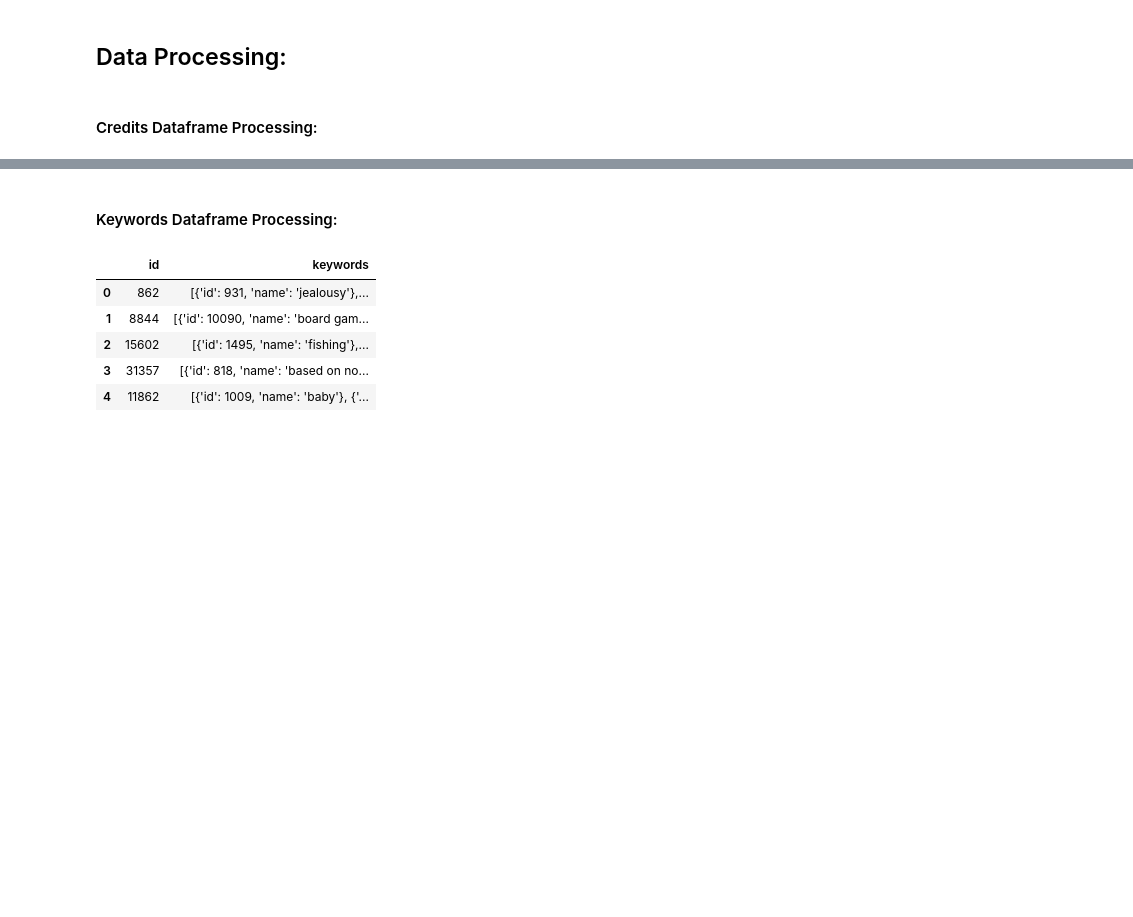
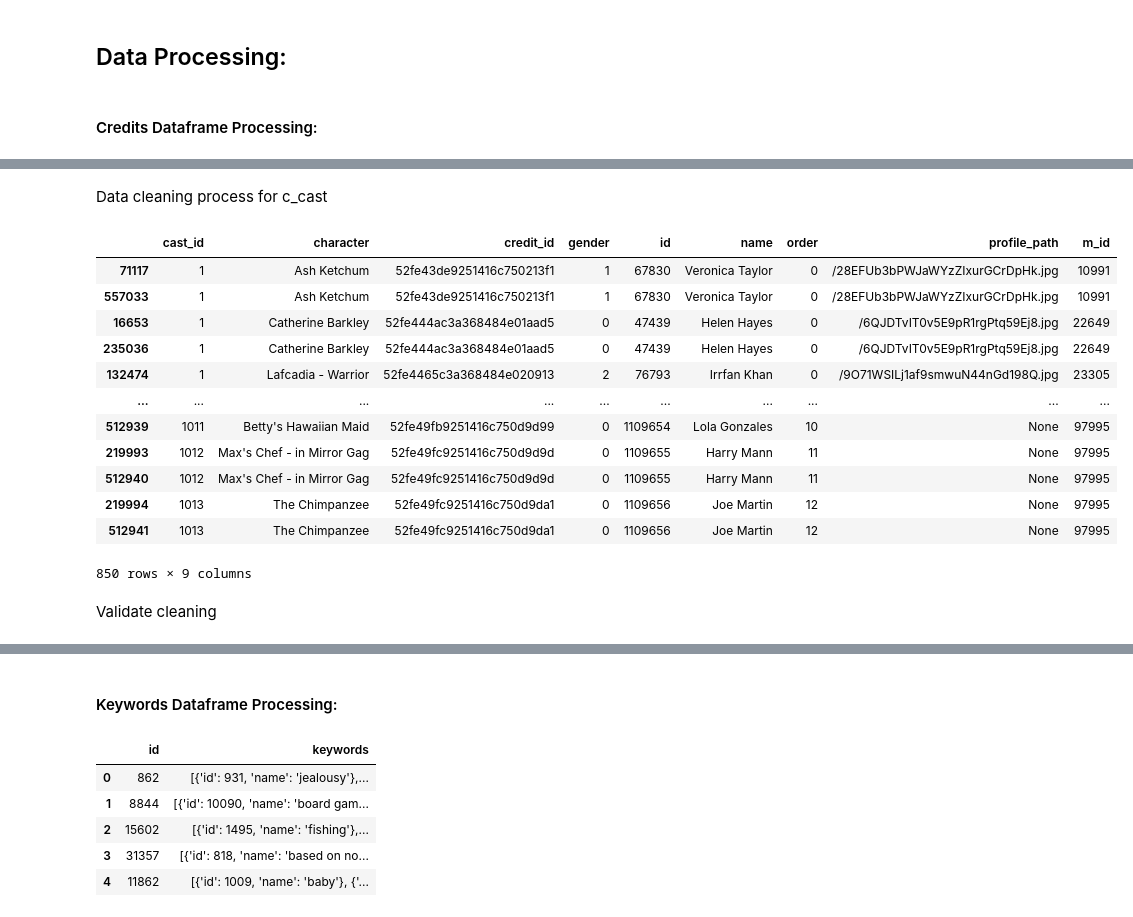
Before and after one commit to iqbalzain99/Movies-Dataflow-and-Analysis-DE-Portfolio, a Jupyter notebook: movies_data_processing.ipynb, the cells around one changed output, grey strips where cells are left out. Drawn from its saved outputs; the diff is of its cells as text; code cells hidden in the pictures; blank space fills up the shorter version.

```diff
--- a/movies_data_processing.ipynb
+++ b/movies_data_processing.ipynb
@@ -154,0 +185,19 @@ c_cast.sample(5)
+# %% [markdown]
+Data cleaning process for c_cast
+# %%
+# Check for duplicated columns
+c_cast[c_cast.duplicated(subset=['cast_id', 'credit_id', 'm_id', 'name'], keep=False)].sort_values(by=['cast_id', 'credit_id'])
+# %% [output]
+|  | cast_id | character | credit_id | gender | id | name | order | profile_path | m_id |
+| 71117 | 1 | Ash Ketchum | 52fe43de9251416c750213f1 | 1 | 67830 | Veronica Taylor | 0 | /28EFUb3bPWJaWYzZIxurGCrDpHk.jpg | 10991 |
+| 557033 | 1 | Ash Ketchum | 52fe43de9251416c750213f1 | 1 | 67830 | Veronica Taylor | 0 | /28EFUb3bPWJaWYzZIxurGCrDpHk.jpg | 10991 |
+| 16653 | 1 | Catherine Barkley | 52fe444ac3a368484e01aad5 | 0 | 47439 | Helen Hayes | 0 | /6QJDTvIT0v5E9pR1rgPtq59Ej8.jpg | 22649 |
+| 235036 | 1 | Catherine Barkley | 52fe444ac3a368484e01aad5 | 0 | 47439 | Helen Hayes | 0 | /6QJDTvIT0v5E9pR1rgPtq59Ej8.jpg | 22649 |
+| 132474 | 1 | Lafcadia - Warrior | 52fe4465c3a368484e020913 | 2 | 76793 | Irrfan Khan | 0 | /9O71WSILj1af9smwuN44nGd198Q.jpg | 23305 |
+| ... | ... | ... | ... | ... | ... | ... | ... | ... | ... |
+| 512939 | 1011 | Betty's Hawaiian Maid | 52fe49fb9251416c750d9d99 | 0 | 1109654 | Lola Gonzales | 10 | None | 97995 |
+| 219993 | 1012 | Max's Chef - in Mirror Gag | 52fe49fc9251416c750d9d9d | 0 | 1109655 | Harry Mann | 11 | None | 97995 |
+| 512940 | 1012 | Max's Chef - in Mirror Gag | 52fe49fc9251416c750d9d9d | 0 | 1109655 | Harry Mann | 11 | None | 97995 |
+| 219994 | 1013 | The Chimpanzee | 52fe49fc9251416c750d9da1 | 0 | 1109656 | Joe Martin | 12 | None | 97995 |
+| 512941 | 1013 | The Chimpanzee | 52fe49fc9251416c750d9da1 | 0 | 1109656 | Joe Martin | 12 | None | 97995 |
+850 rows × 9 columns
@@ -154,0 +206,2 @@ c_cast.sample(5)
+# %% [markdown]
+Validate cleaning
```
Also changed, not shown: parts of 71 cells of this notebook.
